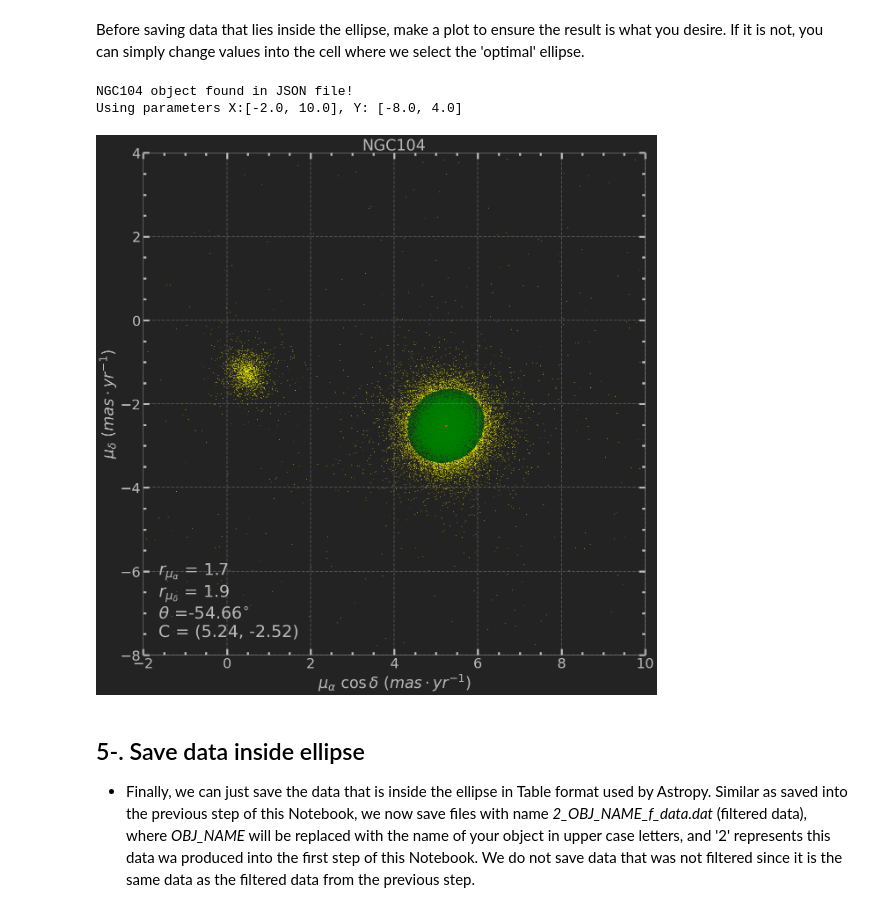
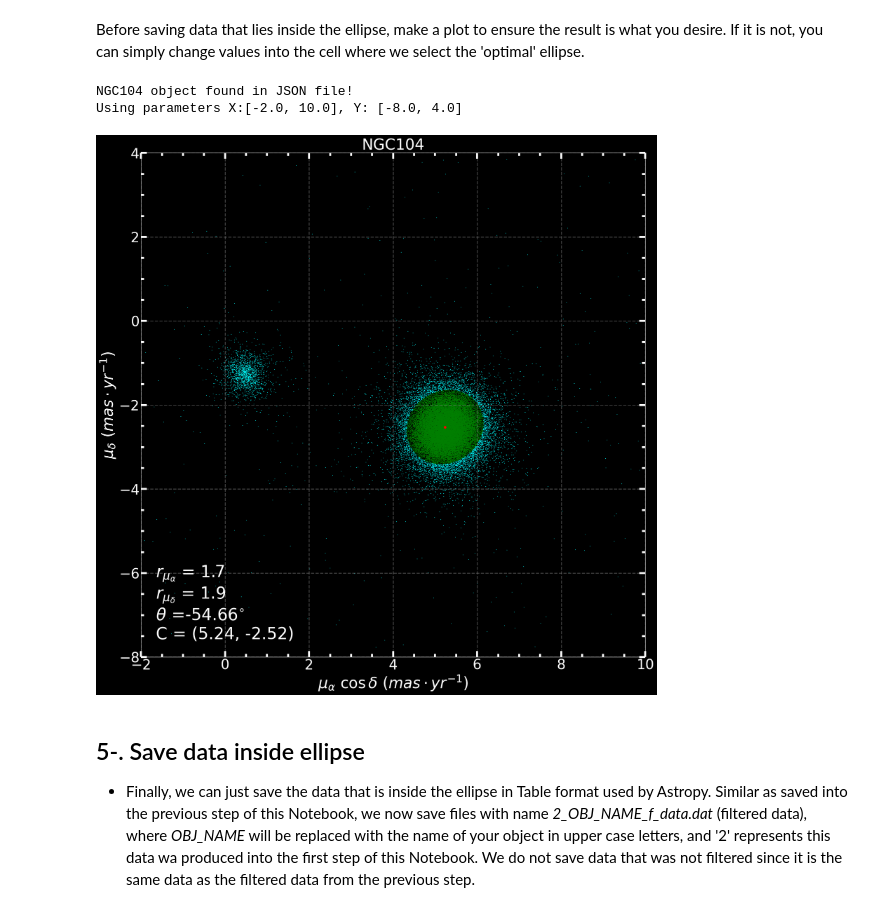
Before and after one commit to GunZF0x/astrogaia-jupyter, a Jupyter notebook: 2_Select_data_inside_ellipse/2_Select_data_inside_ellipse.ipynb, the cells around one changed output. Drawn from its saved outputs; the diff is of its cells as text; code cells hidden in the pictures.

```diff
--- a/2_Select_data_inside_ellipse/2_Select_data_inside_ellipse.ipynb
+++ b/2_Select_data_inside_ellipse/2_Select_data_inside_ellipse.ipynb
@@ -353,7 +353,7 @@ def classifyData(gaiaData: Table, ell: EllipseClass
             color_array.append('green') # Color to plot points inside ellipse
         if r > 1:
             mask_array.append(False)
-            color_array.append('black') # Color to plot points outside ellipse
+            color_array.append('cyan') # Color to plot points outside ellipse
 
     if (len(x) != len(mask_array)) or (len(y) != len(mask_array)):
         assert False, "Mask length invalid"
@@ -415,35 +415,36 @@ ax.add_patch(g_ellipse)
 ax.scatter(gaia_data['pmra'], gaia_data['pmdec'], c=colors_array, linewidths=0.3, s=1.)
 ax.plot(obj.pm_RA, obj.pm_DEC, 'ro', markersize = 5, label = 'Vasiliev (2019) center')
 anchored_text = AnchoredText(r'$r_{\mu_\alpha}$ = '+str(round(ellipse.width,1))+'\n'
                              +r'$r_{\mu_\delta}$ = '+str(round(ellipse.height,1))+'\n'
                              +r'$\theta $ ='+str(round(ellipse.inclination,2))
                              +r'$^{\circ}$'
                              +'\nC = ('+str(round(obj.pm_RA,2))+', ' +str(round(obj.pm_DEC,2))+')',
                              loc='lower left', frameon=False,
                              prop=dict(size=38))
 ax.add_artist(anchored_text)
 ax.grid(color='gray', linestyle='--', alpha=0.5, linewidth=2)
 ax.set(xlabel=r'$\mu_{\alpha} \ \cos \delta$ ($mas \cdot yr^{-1}$)',
        ylabel="$\mu_{\delta}$ ($mas \cdot yr^{-1}$)")
 ax.xaxis.label.set_size(label_fontsize)
 ax.yaxis.label.set_size(label_fontsize)
 ax.tick_params(which='both', width=4.5, top='on')
 ticksize = 14
 ax.tick_params(which='major',length=ticksize, direction = 'in')
 ax.tick_params(which='minor',length=ticksize/2., direction = 'in')
 ax.yaxis.set_ticks_position('both')
 plt.minorticks_on()
 plt.title(object_name.upper(), fontsize=35)
-#jtplot.style(theme='monokai') #Jupyter-Notebook Theme
+# Uncomment for light-style Jupyter
+plt.style.use('dark_background')
 file_format = "png" #or 'pdf'
 plt.savefig(f"Ellipse_{obj.name}_{ellipse.width}_{ellipse.height}_{round(ellipse.inclination,1)}.{file_format}",
             format=file_format, dpi=150)
 plt.show()
 plt.close()
 # %% [output]
 NGC104 object found in JSON file!
 Using parameters X:[-2.0, 10.0], Y: [-8.0, 4.0]
-[figure, old version]
+[figure, new version]
 # %% [markdown]
 ## 5-. Save data inside ellipse
 
```
Also changed, not shown: 3 other files.
